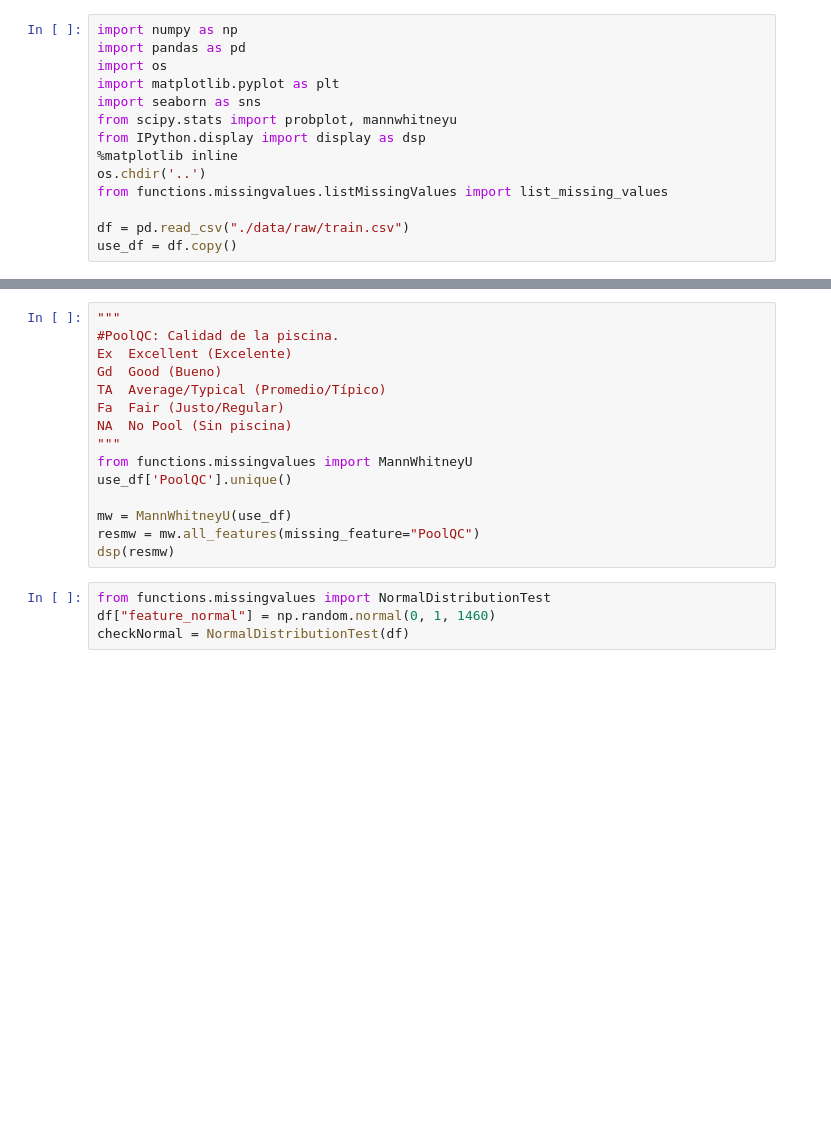
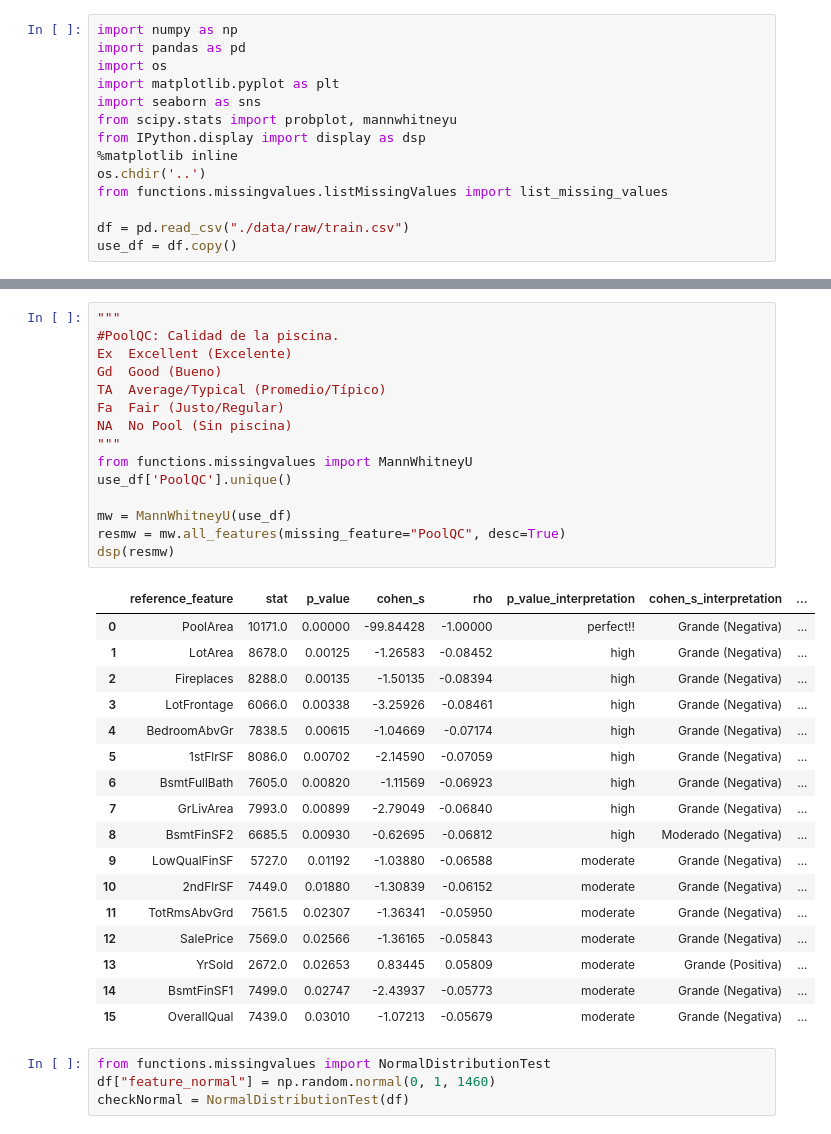
Before and after one commit to Albe036/ML-house-prices, a Jupyter notebook: notebooks_opt/missing_values.ipynb, the cells around one changed output, grey strips where cells are left out. Cells and saved outputs as stored; diff of their text form; blank space fills up the shorter version.

```diff
--- a/notebooks_opt/missing_values.ipynb
+++ b/notebooks_opt/missing_values.ipynb
@@ -18,18 +37,36 @@ list_missing_values(use_df)
 # %%
 """
 #PoolQC: Calidad de la piscina.
 Ex	Excellent (Excelente)
 Gd	Good (Bueno)
 TA	Average/Typical (Promedio/Típico)
 Fa	Fair (Justo/Regular)
 NA	No Pool (Sin piscina)
 """
 from functions.missingvalues import MannWhitneyU
 use_df['PoolQC'].unique()
 
 mw = MannWhitneyU(use_df)
-resmw = mw.all_features(missing_feature="PoolQC")
+resmw = mw.all_features(missing_feature="PoolQC", desc=True)
 dsp(resmw)
+# %% [output]
+|  | reference_feature | stat | p_value | cohen_s | rho | p_value_interpretation | cohen_s_interpretation | ... |
+| 0 | PoolArea | 10171.0 | 0.00000 | -99.84428 | -1.00000 | perfect!! | Grande (Negativa) | ... |
+| 1 | LotArea | 8678.0 | 0.00125 | -1.26583 | -0.08452 | high | Grande (Negativa) | ... |
+| 2 | Fireplaces | 8288.0 | 0.00135 | -1.50135 | -0.08394 | high | Grande (Negativa) | ... |
+| 3 | LotFrontage | 6066.0 | 0.00338 | -3.25926 | -0.08461 | high | Grande (Negativa) | ... |
+| 4 | BedroomAbvGr | 7838.5 | 0.00615 | -1.04669 | -0.07174 | high | Grande (Negativa) | ... |
+| 5 | 1stFlrSF | 8086.0 | 0.00702 | -2.14590 | -0.07059 | high | Grande (Negativa) | ... |
+| 6 | BsmtFullBath | 7605.0 | 0.00820 | -1.11569 | -0.06923 | high | Grande (Negativa) | ... |
+| 7 | GrLivArea | 7993.0 | 0.00899 | -2.79049 | -0.06840 | high | Grande (Negativa) | ... |
+| 8 | BsmtFinSF2 | 6685.5 | 0.00930 | -0.62695 | -0.06812 | high | Moderado (Negativa) | ... |
+| 9 | LowQualFinSF | 5727.0 | 0.01192 | -1.03880 | -0.06588 | moderate | Grande (Negativa) | ... |
+| 10 | 2ndFlrSF | 7449.0 | 0.01880 | -1.30839 | -0.06152 | moderate | Grande (Negativa) | ... |
+| 11 | TotRmsAbvGrd | 7561.5 | 0.02307 | -1.36341 | -0.05950 | moderate | Grande (Negativa) | ... |
+| 12 | SalePrice | 7569.0 | 0.02566 | -1.36165 | -0.05843 | moderate | Grande (Negativa) | ... |
+| 13 | YrSold | 2672.0 | 0.02653 | 0.83445 | 0.05809 | moderate | Grande (Positiva) | ... |
+| 14 | BsmtFinSF1 | 7499.0 | 0.02747 | -2.43937 | -0.05773 | moderate | Grande (Negativa) | ... |
+| 15 | OverallQual | 7439.0 | 0.03010 | -1.07213 | -0.05679 | moderate | Grande (Negativa) | ... |
 # %%
 from functions.missingvalues import NormalDistributionTest
 df["feature_normal"] = np.random.normal(0, 1, 1460)
```
Also changed, not shown: parts of 2 cells of this notebook, 7 other files.
